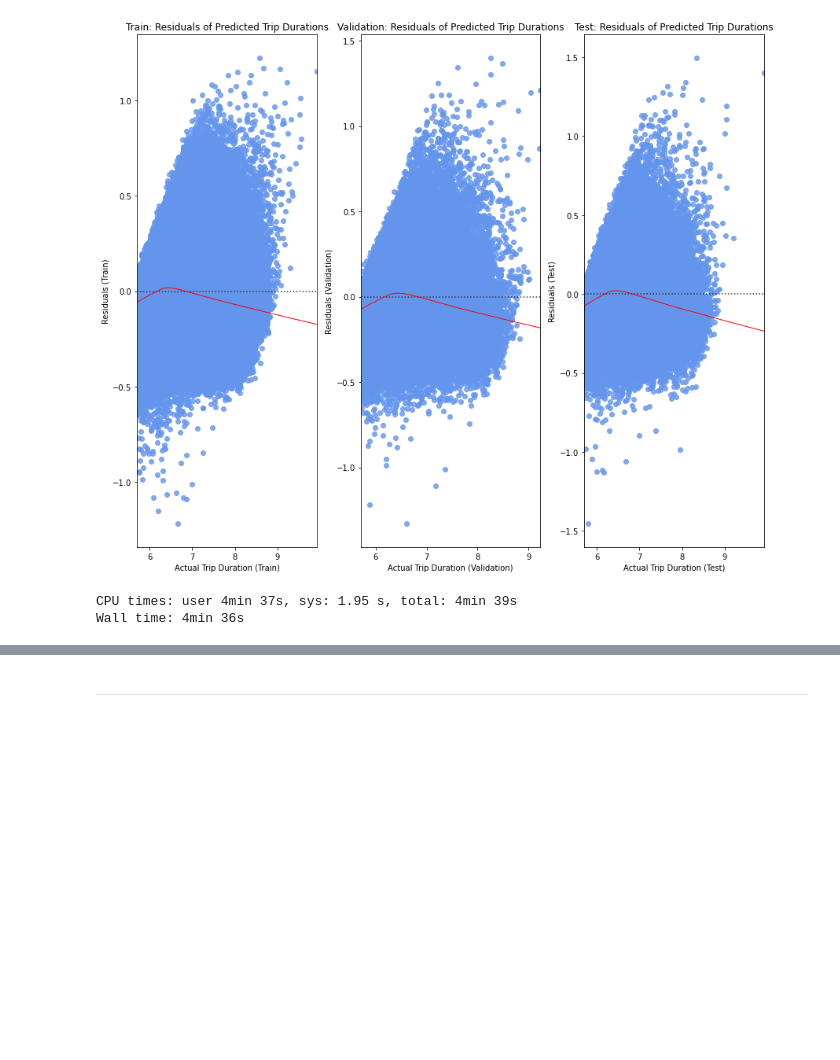
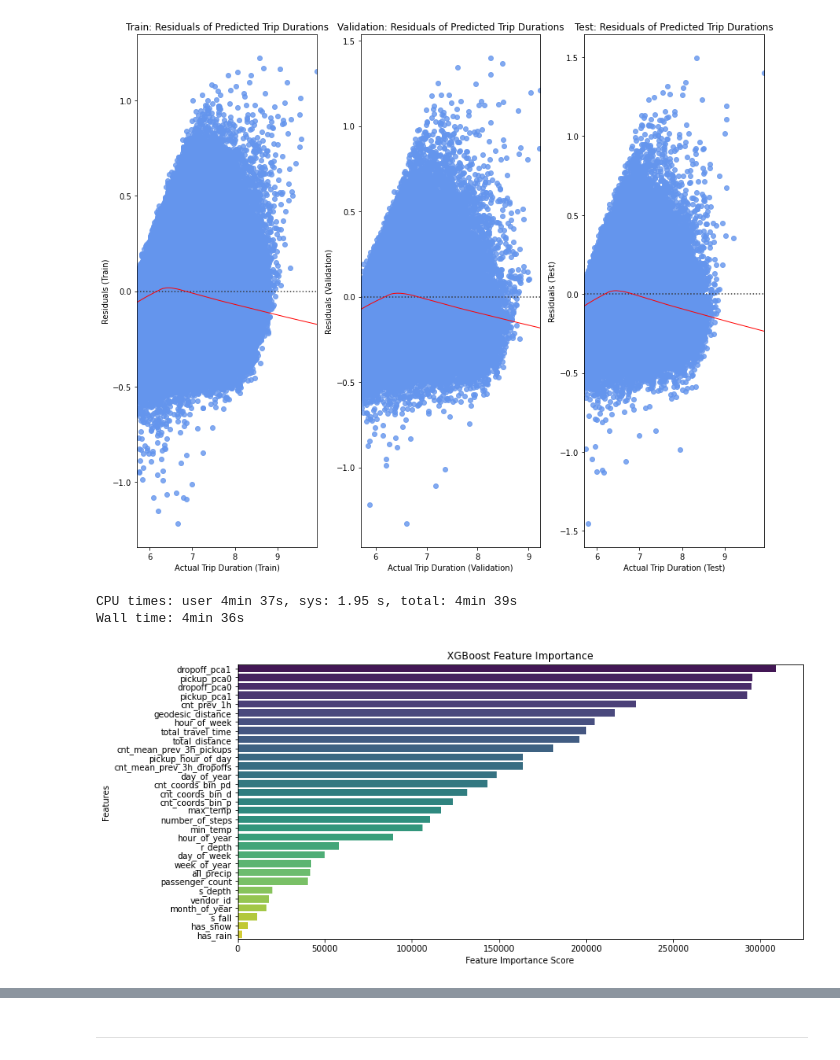
Before and after one commit to Qi-YOU/CEGE0042-STDM, a Jupyter notebook: modeling-parameter-search.ipynb, the cells around one changed output, grey strips where cells are left out. Cells and saved outputs as stored; diff of their text form; code cells hidden in the pictures; blank space fills up the shorter version.

Commit message:
update with sns feature importance viusalization with reference to column names

```diff
--- a/modeling-parameter-search.ipynb
+++ b/modeling-parameter-search.ipynb
@@ -99,6 +100,9 @@ print("DMatrix dtrain:", dtrain.num_row(), "rows,", dtrain.num_col(), "columns")
 print("DMatrix dvalid:", dvalid.num_row(), "rows,", dvalid.num_col(), "columns")
 print("DMatrix dtest:", dtest.num_row(), "rows,", dtest.num_col(), "columns")
 
+# Get feature names
+feature_names = df_train.columns[1:-1]  # Get feature column names
+
 # Cleanup
 del df_train, df_valid, df_test
 gc.collect()
@@ -467,3 +471,27 @@ Saving the residual plots to 'images/true-pred-residuals.png'...
 [figure]
 CPU times: user 4min 37s, sys: 1.95 s, total: 4min 39s
 Wall time: 4min 36s
+# %%
+%%time
+
+# Create a mapping for XGBoost feature indices (f0, f1, ...) to actual column names:
+feature_map = {f"f{i}": col for i, col in enumerate(feature_names)}
+
+# Replace "f3", "f6", etc., with actual column names:
+importance = final_model.get_score(importance_type="weight")
+importance_named = {feature_map[k]: v for k, v in importance.items() if k in feature_map}
+
+# Convert to DataFrame and sort values
+importance_df = pd.DataFrame(importance_named.items(), columns=["Feature", "Importance"])
+importance_df = importance_df.sort_values(by="Importance", ascending=False)
+
+# Plot feature importance
+plt.figure(figsize=(12, 6))
+sns.barplot(x="Importance", y="Feature", hue="Feature", legend=False, data=importance_df, palette="viridis")
+plt.xlabel("Feature Importance Score")
+plt.ylabel("Features")
+plt.title("XGBoost Feature Importance")
+plt.savefig("images/importance.png")
+plt.show()
+# %% [output]
+[figure, added]
```
Also changed, not shown: parts of 9 cells of this notebook, 1 other file.
